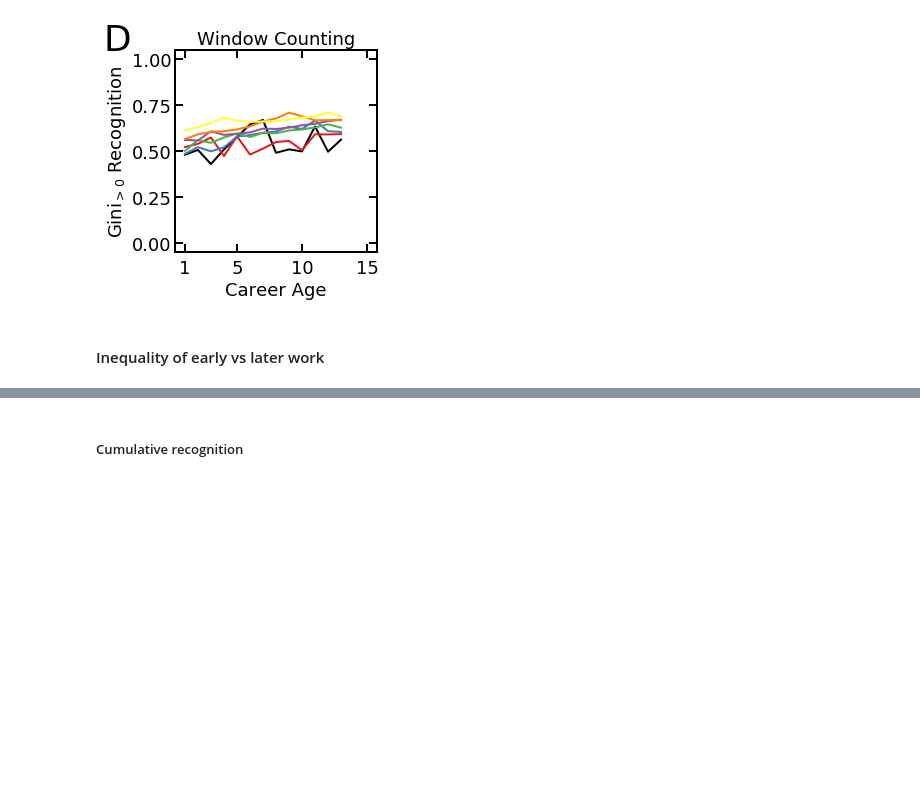
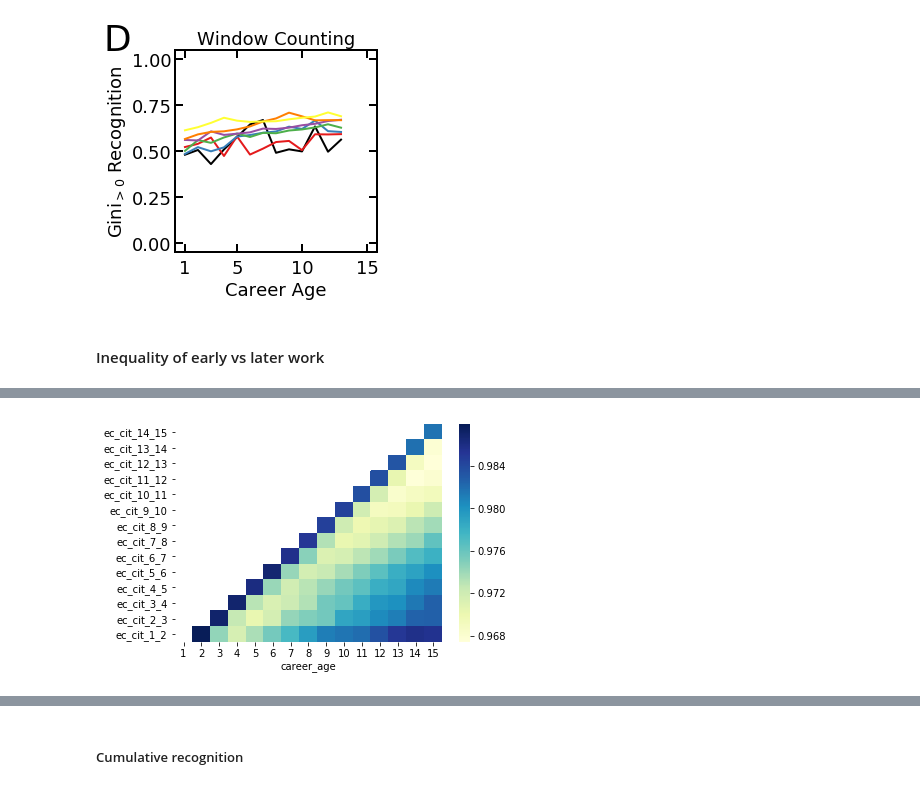
Before and after one commit to gesiscss/inequality, a Jupyter notebook: 7.Citation and Publication analysis.ipynb, the cells around one changed output, grey strips where cells are left out. Drawn from its saved outputs; the diff is of its cells as text; code cells hidden in the pictures; blank space fills up the shorter version.

```diff
--- a/7.Citation and Publication analysis.ipynb
+++ b/7.Citation and Publication analysis.ipynb
@@ -236,3 +248,7 @@ author_gini_early_work = agg_data_early_late(citations_window, gini, publish_yea
+# %%
+plot_heatmap(author_gini_early_work, publish_years, '')
+# %% [output]
+[figure, added]
 # %%
 years_list = [[0,1], [3,4], [6,7]]
 plot_early_late_work(author_gini_early_work, years_list)
```
Also changed, not shown: parts of 21 cells of this notebook, 9 other files.
